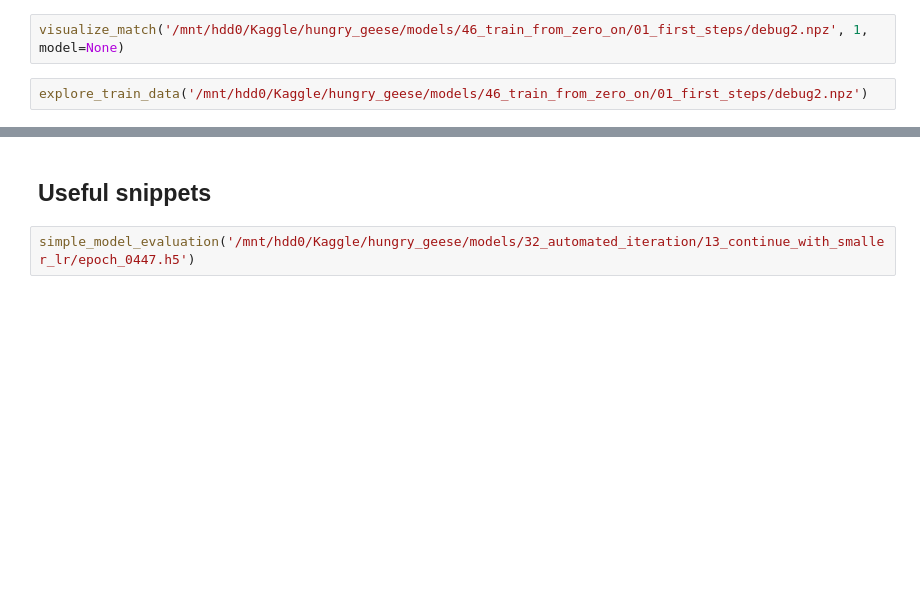
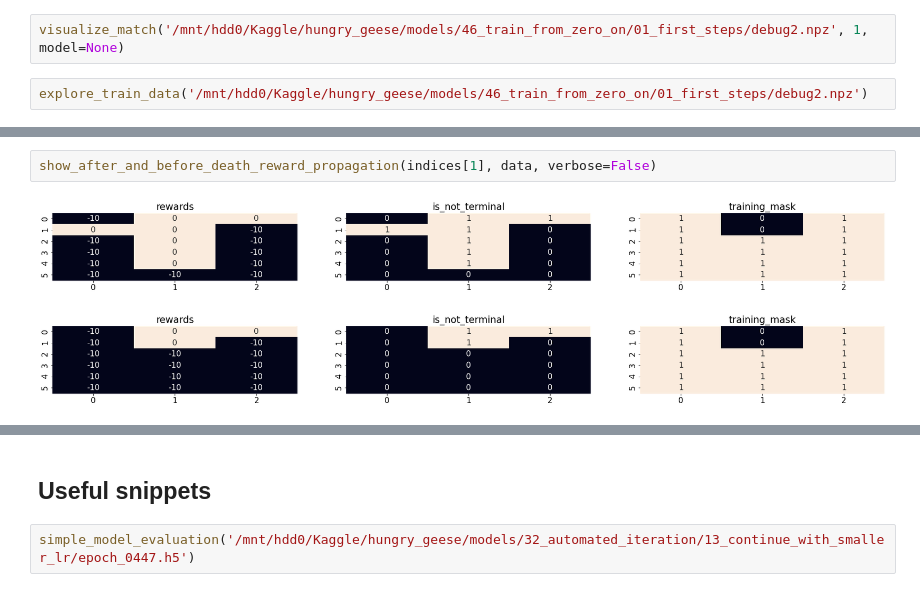
Before and after one commit to ironbar/hungry_geese, a Jupyter notebook: notebooks/010_ladder_of_agents_4.ipynb, the cells around one changed output, grey strips where cells are left out. Saved outputs shown, nothing was run; the diff lists cells and outputs as text; blank space fills up the shorter version.

```diff
--- a/notebooks/010_ladder_of_agents_4.ipynb
+++ b/notebooks/010_ladder_of_agents_4.ipynb
@@ -580,0 +751,5 @@ explore_train_data('/mnt/hdd0/Kaggle/hungry_geese/models/46_train_from_zero_on/0
+# %%
+show_after_and_before_death_reward_propagation(indices[1], data, verbose=False)
+# %% [output]
+[figure, added]
+[figure, added]
```
Also changed, not shown: parts of 51 cells of this notebook, 5 other files.
